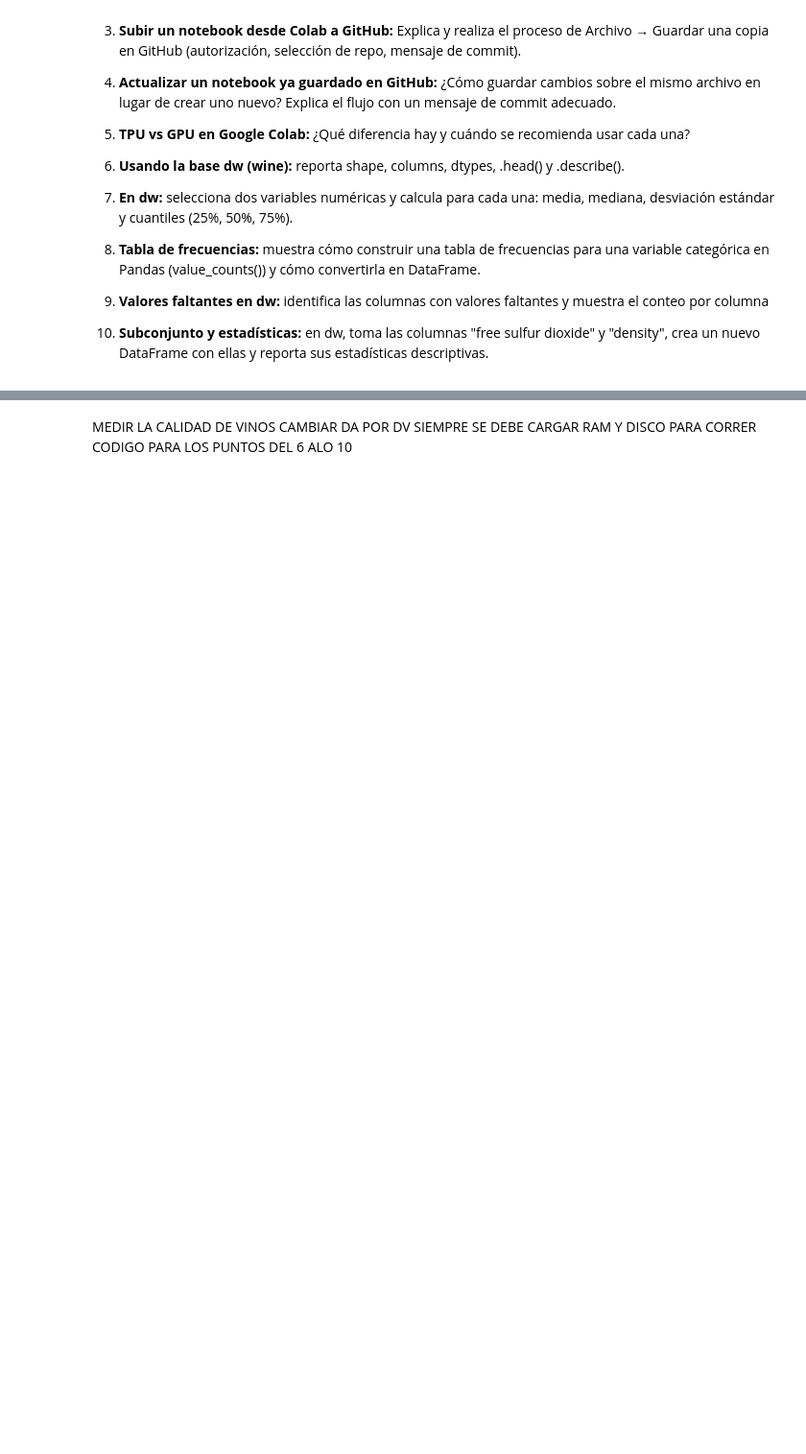
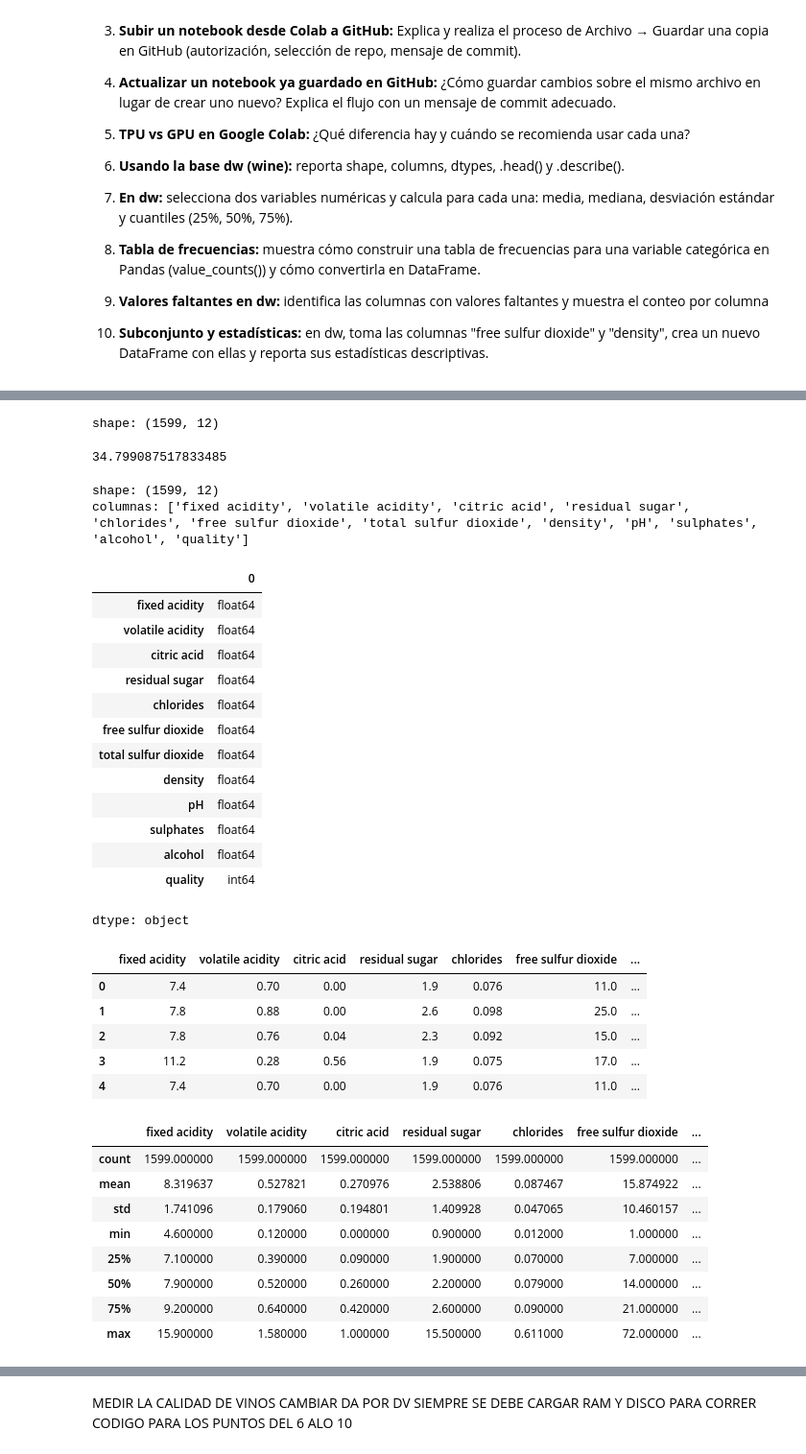
Before and after one commit to yarethdsuarezni/Sistemas-Avanzados-de-Producci-n-Python-, a Jupyter notebook: Beltran_Yohana_Castro_Claudia_Suarez_Yareth.ipynb, the cells around one changed output, grey strips where cells are left out. Shown at 96% size. Saved outputs shown, nothing was run; the diff lists cells and outputs as text; code cells hidden in the pictures; blank space fills up the shorter version.

```diff
--- a/Beltran_Yohana_Castro_Claudia_Suarez_Yareth.ipynb
+++ b/Beltran_Yohana_Castro_Claudia_Suarez_Yareth.ipynb
@@ -950,0 +1045,8 @@ Se adjunta respuesta de los puntos 1, 2 y 3 con los respectivos enlaces Github
+# %%
+import numpy as np
+import pandas as pd
+url = "https://archive.ics.uci.edu/ml/machine-learning-databases/wine-quality/winequality-red.csv"
+VINOS = pd.read_csv(url, sep=';')
+
+print("Datos cargados exitosamente:")
+VINOS.head()
@@ -950,0 +1061,48 @@ Se adjunta respuesta de los puntos 1, 2 y 3 con los respectivos enlaces Github
+# %%
+print("shape:", VINOS.shape)
+# %% [output]
+shape: (1599, 12)
+# %%
+import random
+decimal_number = random.uniform(1.0, 100.0)
+print(decimal_number)
+# %% [output]
+34.799087517833485
+# %%
+print("shape:", VINOS.shape) # DA.SHAPE = SHAPE = FORMA -- PANDA ESTA CHECHA EN ALGEBRA LINEAL (250 "FILAS", 6 "FILAS")
+print("columnas:", list(VINOS.columns)) # APARECEN LAS COLUMBAS
+display(VINOS.dtypes) #ES BIEN IMPORTANTE -- TIPOS DE VARIABLES -- UNOS VALORES SON ENTEROS Y OTROS DECIMALES
+display(VINOS.head())# PRIMERO RENGLONES
+display(VINOS.describe(include='all'))  #INCLUIR LA DESCRIPCION DE CADA COLUMNA ESTADISTICA -- MEDIDAS DE TENDE3NCIA CENTRAL DE CADA UNA DE LAS COLUMNAS
+# %% [output]
+shape: (1599, 12)
+columnas: ['fixed acidity', 'volatile acidity', 'citric acid', 'residual sugar', 'chlorides', 'free sulfur dioxide', 'total sulfur dioxide', 'density', 'pH', 'sulphates', 'alcohol', 'quality']
+|  | 0 |
+| fixed acidity | float64 |
+| volatile acidity | float64 |
+| citric acid | float64 |
+| residual sugar | float64 |
+| chlorides | float64 |
+| free sulfur dioxide | float64 |
+| total sulfur dioxide | float64 |
+| density | float64 |
+| pH | float64 |
+| sulphates | float64 |
+| alcohol | float64 |
+| quality | int64 |
+dtype: object
+|  | fixed acidity | volatile acidity | citric acid | residual sugar | chlorides | free sulfur dioxide | ... |
+| 0 | 7.4 | 0.70 | 0.00 | 1.9 | 0.076 | 11.0 | ... |
+| 1 | 7.8 | 0.88 | 0.00 | 2.6 | 0.098 | 25.0 | ... |
+| 2 | 7.8 | 0.76 | 0.04 | 2.3 | 0.092 | 15.0 | ... |
+| 3 | 11.2 | 0.28 | 0.56 | 1.9 | 0.075 | 17.0 | ... |
+| 4 | 7.4 | 0.70 | 0.00 | 1.9 | 0.076 | 11.0 | ... |
+|  | fixed acidity | volatile acidity | citric acid | residual sugar | chlorides | free sulfur dioxide | ... |
+| count | 1599.000000 | 1599.000000 | 1599.000000 | 1599.000000 | 1599.000000 | 1599.000000 | ... |
+| mean | 8.319637 | 0.527821 | 0.270976 | 2.538806 | 0.087467 | 15.874922 | ... |
+| std | 1.741096 | 0.179060 | 0.194801 | 1.409928 | 0.047065 | 10.460157 | ... |
+| min | 4.600000 | 0.120000 | 0.000000 | 0.900000 | 0.012000 | 1.000000 | ... |
+| 25% | 7.100000 | 0.390000 | 0.090000 | 1.900000 | 0.070000 | 7.000000 | ... |
+| 50% | 7.900000 | 0.520000 | 0.260000 | 2.200000 | 0.079000 | 14.000000 | ... |
+| 75% | 9.200000 | 0.640000 | 0.420000 | 2.600000 | 0.090000 | 21.000000 | ... |
+| max | 15.900000 | 1.580000 | 1.000000 | 15.500000 | 0.611000 | 72.000000 | ... |
```
Also changed, not shown: parts of 19 cells of this notebook.
